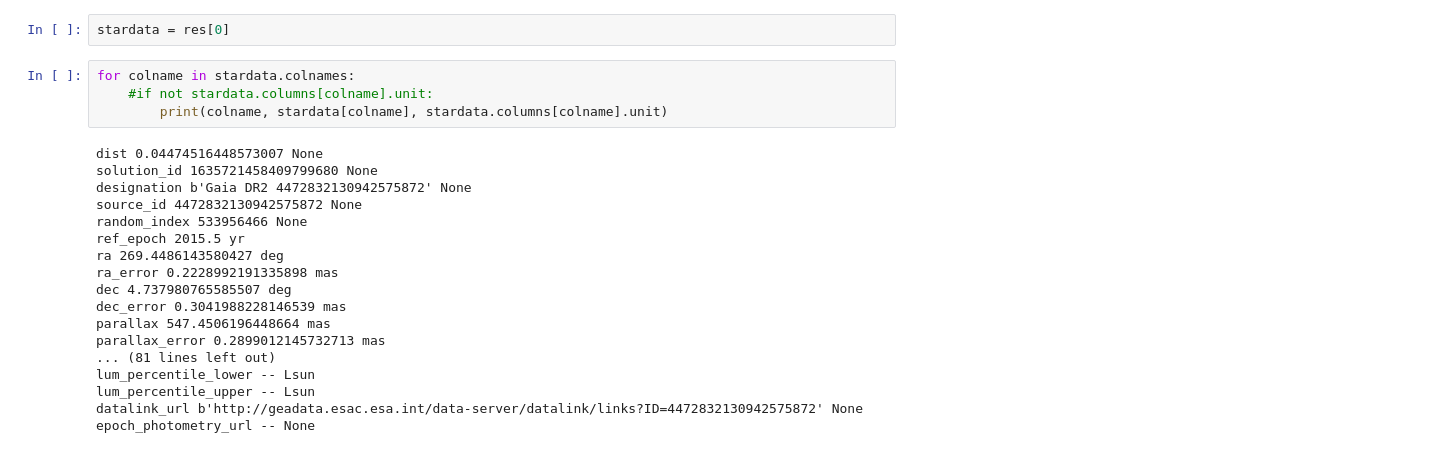
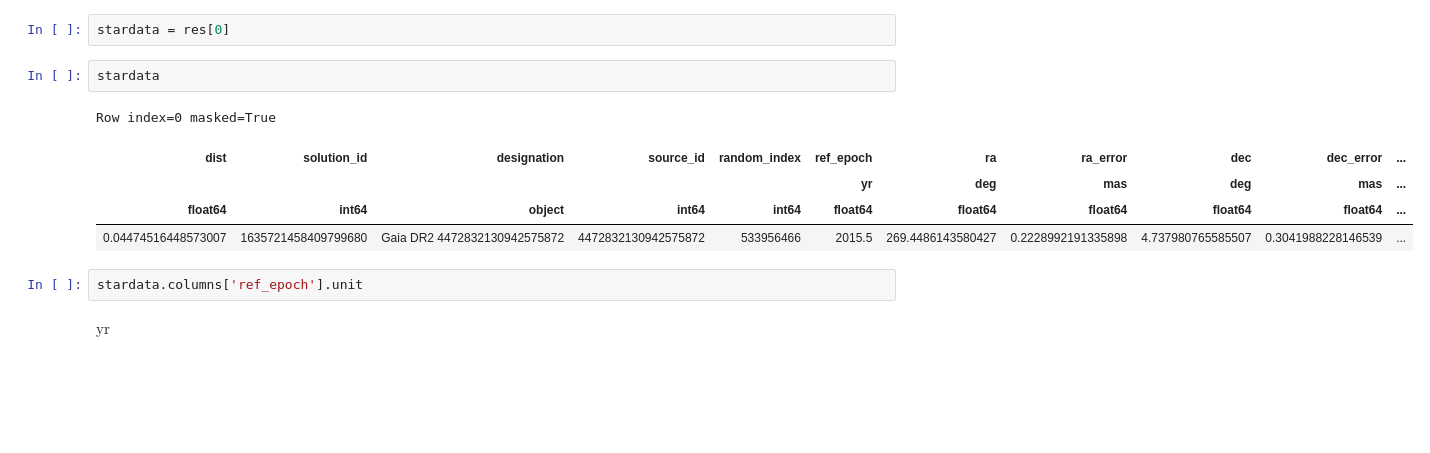
Before and after one commit to lofar-astron/astropytutorial, a Jupyter notebook: astropy.ipynb, the cells around one changed output. Saved outputs shown, nothing was run; the diff lists cells and outputs as text; blank space fills up the shorter version.

```diff
--- a/astropy.ipynb
+++ b/astropy.ipynb
@@ -684,27 +819,17 @@ Query finished.
 res.sort("pmra")
 # %%
 stardata = res[0]
-# %%
-for colname in stardata.colnames:
-    #if not stardata.columns[colname].unit:
-        print(colname, stardata[colname], stardata.columns[colname].unit)
-# %% [output]
-dist 0.04474516448573007 None
-solution_id 1635721458409799680 None
-designation b'Gaia DR2 4472832130942575872' None
-source_id 4472832130942575872 None
-random_index 533956466 None
-ref_epoch 2015.5 yr
-ra 269.4486143580427 deg
-ra_error 0.2228992191335898 mas
-dec 4.737980765585507 deg
-dec_error 0.3041988228146539 mas
-parallax 547.4506196448664 mas
-parallax_error 0.2899012145732713 mas
-... (81 lines left out)
-lum_percentile_lower -- Lsun
-lum_percentile_upper -- Lsun
-datalink_url b'http://geadata.esac.esa.int/data-server/datalink/links?ID=4472832130942575872' None
-epoch_photometry_url -- None
+# %%
+stardata
+# %% [output]
+Row index=0 masked=True
+| dist | solution_id | designation | source_id | random_index | ref_epoch | ra | ra_error | dec | dec_error | ... |
+|  |  |  |  |  | yr | deg | mas | deg | mas | ... |
+| float64 | int64 | object | int64 | int64 | float64 | float64 | float64 | float64 | float64 | ... |
+| 0.04474516448573007 | 1635721458409799680 | Gaia DR2 4472832130942575872 | 4472832130942575872 | 533956466 | 2015.5 | 269.4486143580427 | 0.2228992191335898 | 4.737980765585507 | 0.3041988228146539 | ... |
+# %%
+stardata.columns['ref_epoch'].unit
+# %% [output]
+$\mathrm{yr}$
 # %%
 gaiastar = SkyCoord(stardata['ra']*stardata.columns['ra'].unit,
```
Also changed, not shown: parts of 79 cells of this notebook.
